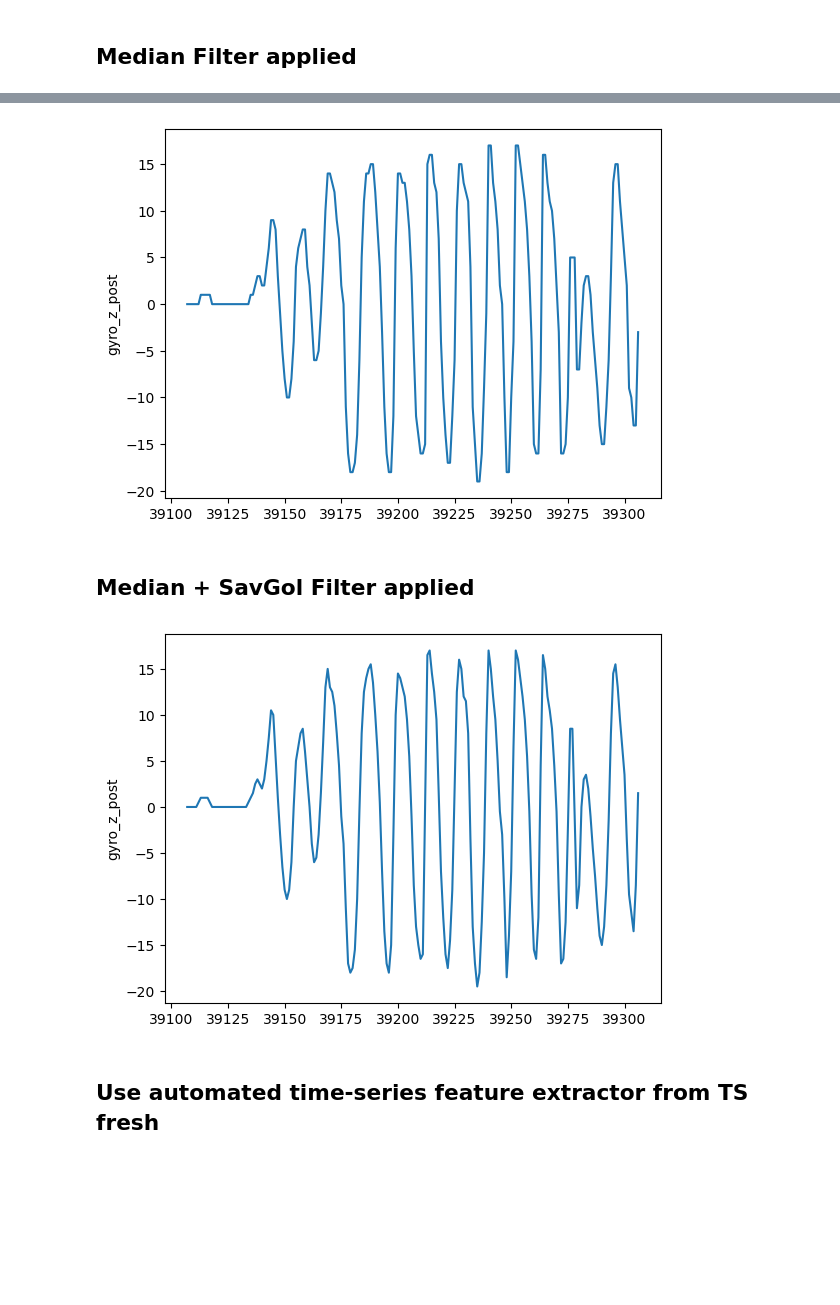
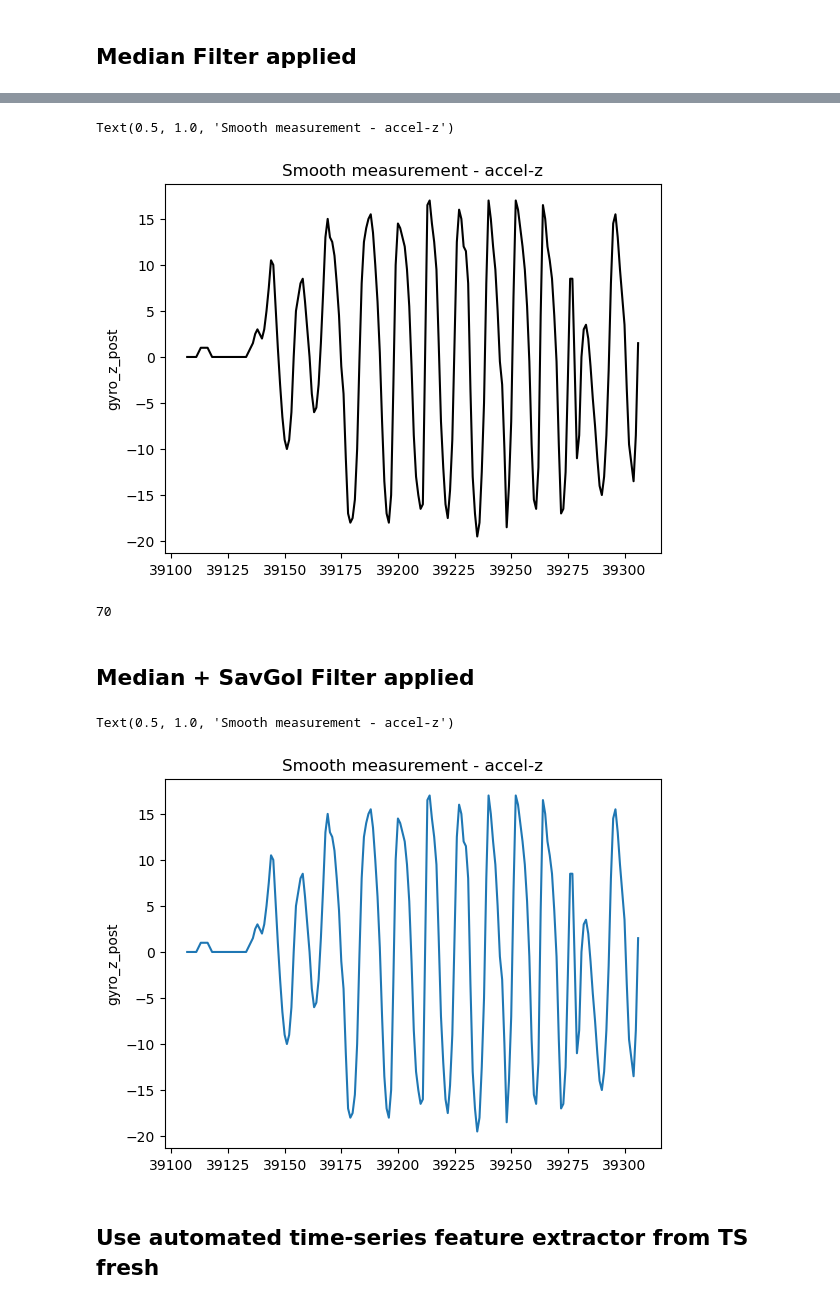
Before and after one commit to spencerkmarley/smu-is614-iot-step-tracker, a Jupyter notebook: notebooks/preprocessing.ipynb, the cells around one changed output, grey strips where cells are left out. Drawn from its saved outputs; the diff is of its cells as text; code cells hidden in the pictures; blank space fills up the shorter version.

```diff
--- a/notebooks/preprocessing.ipynb
+++ b/notebooks/preprocessing.ipynb
@@ -70,4 +72,5 @@ for idx, item in enumerate(cols):
     ax = fig.add_subplot(3, 2, idx + 1)
     ax.set_title(item)
     sns.lineplot(data=df.query("uuid == 'songhan_walk_1'")[:200], x='seconds', y=item, ax=ax)
+    plt.suptitle("Walking", y=0.92, fontsize=18)
 # %% [output]
@@ -92,4 +95,5 @@ for idx, item in enumerate(cols):
     ax = fig.add_subplot(3, 2, idx + 1)
     ax.set_title(item)
     sns.lineplot(data=df.query("uuid == 'licheng_situps_1'")[:200], x='seconds', y=item, ax=ax)
+    plt.suptitle("Situp", y=0.92, fontsize=18)
 # %% [output]
@@ -104,4 +108,5 @@ for idx, item in enumerate(cols):
     ax = fig.add_subplot(3, 2, idx + 1)
     ax.set_title(item)
     sns.lineplot(data=df.query("uuid == 'songhan_fan_1'"), x='seconds', y=item, ax=ax)
+    plt.suptitle("Fan", y=0.92, fontsize=18)
 # %% [output]
@@ -247,15 +258,23 @@ def smooth_filter(
 # %%
-df2 = smooth_filter(df, cols, apply_sg=False, window_length=20, window_n=window_n)
-_ = sns.lineplot(df2.query("uuid == 'spencer_walk_1'")[:200].gyro_z_post)
+df2 = smooth_filter(df, cols, apply_sg=True, window_length=20, window_n=window_n)
+_ = sns.lineplot(df2.query("uuid == 'spencer_walk_1'")[:200].gyro_z_post, color='black')
+plt.title("Smooth measurement - accel-z")
 # %% [output]
+Text(0.5, 1.0, 'Smooth measurement - accel-z')
-[figure, old version]
+[figure, new version]
+# %%
+window_n
+# %% [output]
+70
 # %% [markdown]
 ## Median + SavGol Filter applied
 # %%
 df2 = smooth_filter(df, cols, apply_sg=True, window_length=20, window_n=window_n)
 _ = sns.lineplot(df2.query("uuid == 'spencer_walk_1'")[:200].gyro_z_post)
+plt.title("Smooth measurement - accel-z")
 # %% [output]
+Text(0.5, 1.0, 'Smooth measurement - accel-z')
-[figure, old version]
+[figure, new version]
 # %% [markdown]
 ## Use automated time-series feature extractor from TS fresh
 # %%
```
Also changed, not shown: parts of 8 cells of this notebook.
